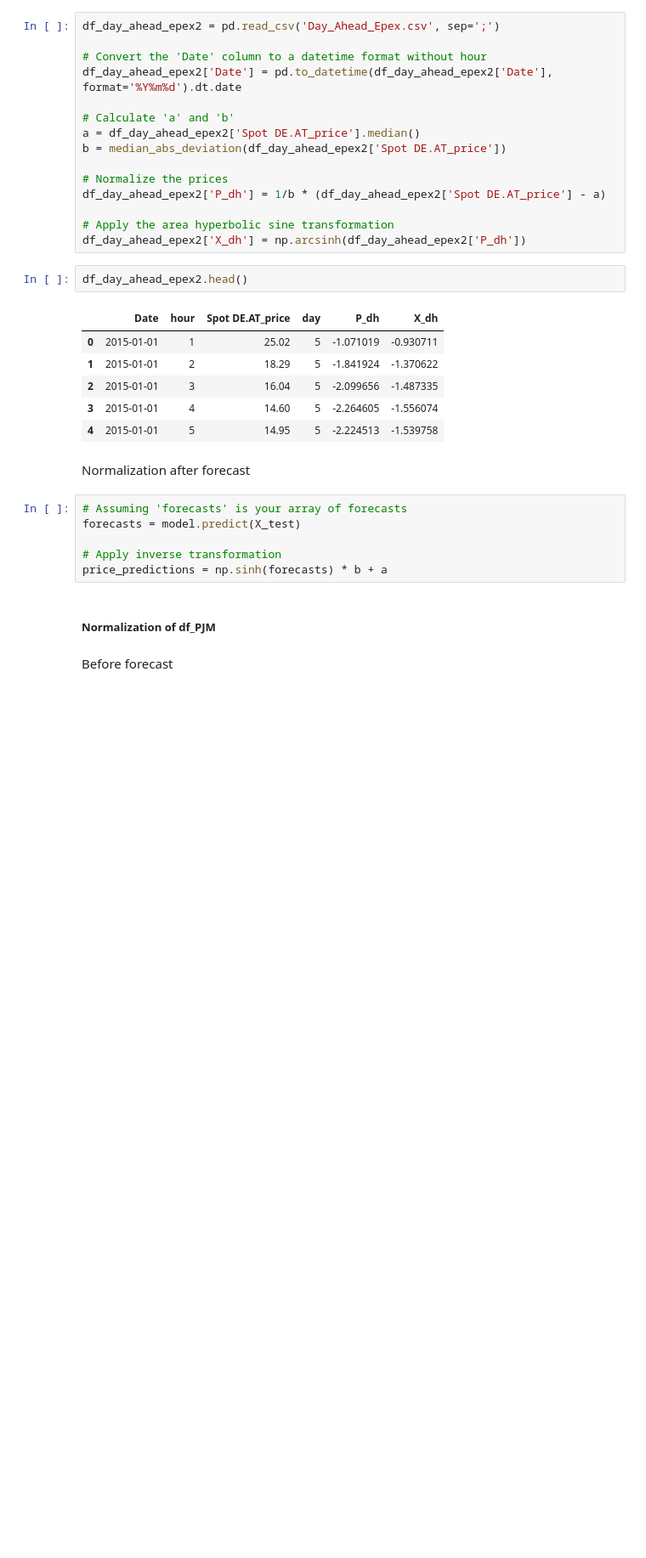
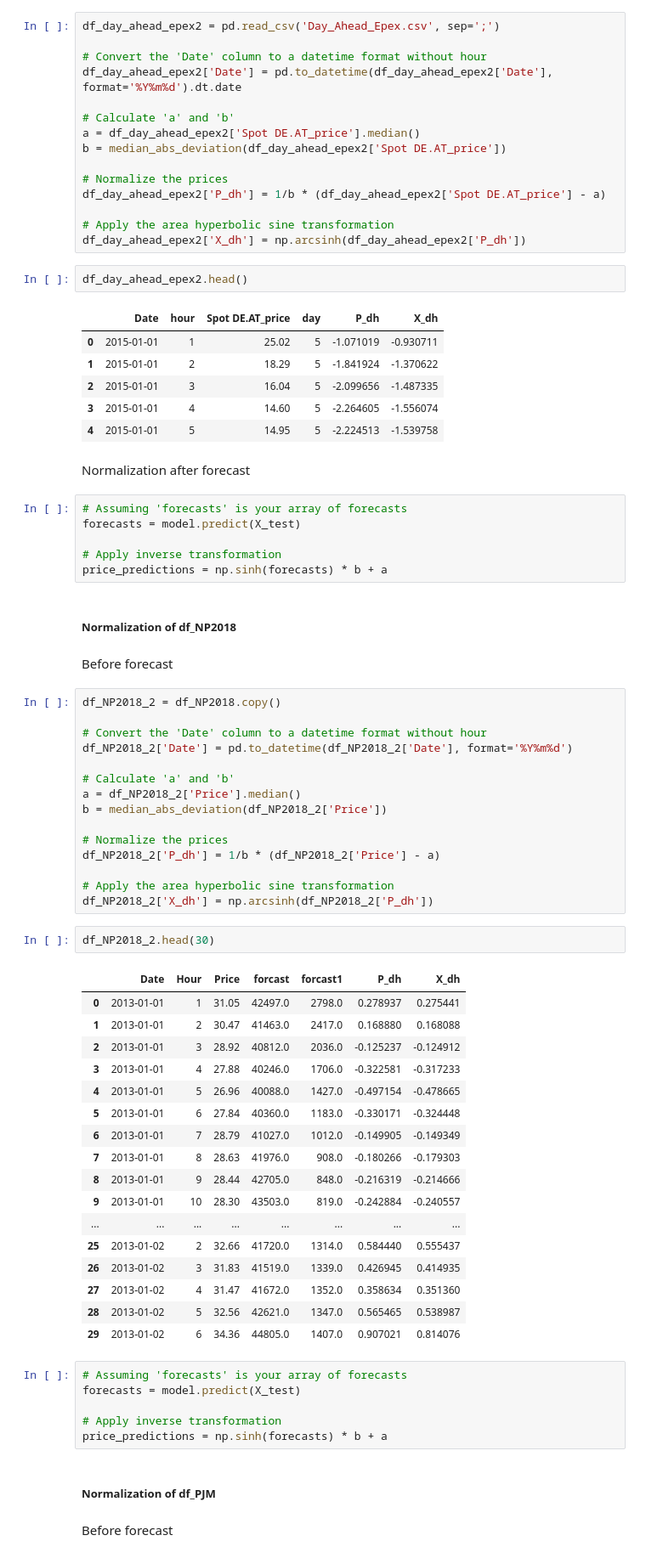
Before and after one commit to piovesanaedoardo/Project_Predictive-Analytics, a Jupyter notebook: main.ipynb, the cells around one changed output. Shown at 85% size. Cells and saved outputs as stored; diff of their text form; blank space fills up the shorter version.

Commit message:
Normalization of df_NP2018

```diff
--- a/main.ipynb
+++ b/main.ipynb
@@ -87,6 +76,51 @@ df_day_ahead_epex2.head()
 | 4 | 2015-01-01 | 5 | 14.95 | 5 | -2.224513 | -1.539758 |
 # %% [markdown]
 Normalization after forecast
+# %%
+# Assuming 'forecasts' is your array of forecasts
+forecasts = model.predict(X_test)
+
+# Apply inverse transformation
+price_predictions = np.sinh(forecasts) * b + a
+# %% [markdown]
+##### Normalization of df_NP2018
+# %% [markdown]
+Before forecast
+# %%
+df_NP2018_2 = df_NP2018.copy()
+
+# Convert the 'Date' column to a datetime format without hour
+df_NP2018_2['Date'] = pd.to_datetime(df_NP2018_2['Date'], format='%Y%m%d')
+
+# Calculate 'a' and 'b'
+a = df_NP2018_2['Price'].median()
+b = median_abs_deviation(df_NP2018_2['Price'])
+
+# Normalize the prices
+df_NP2018_2['P_dh'] = 1/b * (df_NP2018_2['Price'] - a)
+
+# Apply the area hyperbolic sine transformation
+df_NP2018_2['X_dh'] = np.arcsinh(df_NP2018_2['P_dh'])
+# %%
+df_NP2018_2.head(30)
+# %% [output]
+|  | Date | Hour | Price | forcast | forcast1 | P_dh | X_dh |
+| 0 | 2013-01-01 | 1 | 31.05 | 42497.0 | 2798.0 | 0.278937 | 0.275441 |
+| 1 | 2013-01-01 | 2 | 30.47 | 41463.0 | 2417.0 | 0.168880 | 0.168088 |
+| 2 | 2013-01-01 | 3 | 28.92 | 40812.0 | 2036.0 | -0.125237 | -0.124912 |
+| 3 | 2013-01-01 | 4 | 27.88 | 40246.0 | 1706.0 | -0.322581 | -0.317233 |
+| 4 | 2013-01-01 | 5 | 26.96 | 40088.0 | 1427.0 | -0.497154 | -0.478665 |
+| 5 | 2013-01-01 | 6 | 27.84 | 40360.0 | 1183.0 | -0.330171 | -0.324448 |
+| 6 | 2013-01-01 | 7 | 28.79 | 41027.0 | 1012.0 | -0.149905 | -0.149349 |
+| 7 | 2013-01-01 | 8 | 28.63 | 41976.0 | 908.0 | -0.180266 | -0.179303 |
+| 8 | 2013-01-01 | 9 | 28.44 | 42705.0 | 848.0 | -0.216319 | -0.214666 |
+| 9 | 2013-01-01 | 10 | 28.30 | 43503.0 | 819.0 | -0.242884 | -0.240557 |
+| ... | ... | ... | ... | ... | ... | ... | ... |
+| 25 | 2013-01-02 | 2 | 32.66 | 41720.0 | 1314.0 | 0.584440 | 0.555437 |
+| 26 | 2013-01-02 | 3 | 31.83 | 41519.0 | 1339.0 | 0.426945 | 0.414935 |
+| 27 | 2013-01-02 | 4 | 31.47 | 41672.0 | 1352.0 | 0.358634 | 0.351360 |
+| 28 | 2013-01-02 | 5 | 32.56 | 42621.0 | 1347.0 | 0.565465 | 0.538987 |
+| 29 | 2013-01-02 | 6 | 34.36 | 44805.0 | 1407.0 | 0.907021 | 0.814076 |
 # %%
 # Assuming 'forecasts' is your array of forecasts
 forecasts = model.predict(X_test)
```
Also changed, not shown: parts of 2 cells of this notebook.
